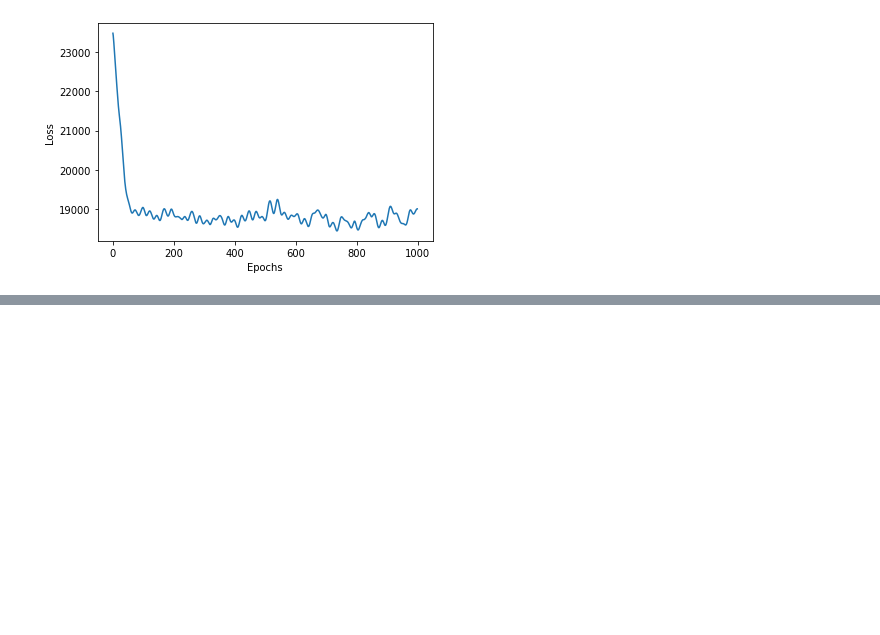
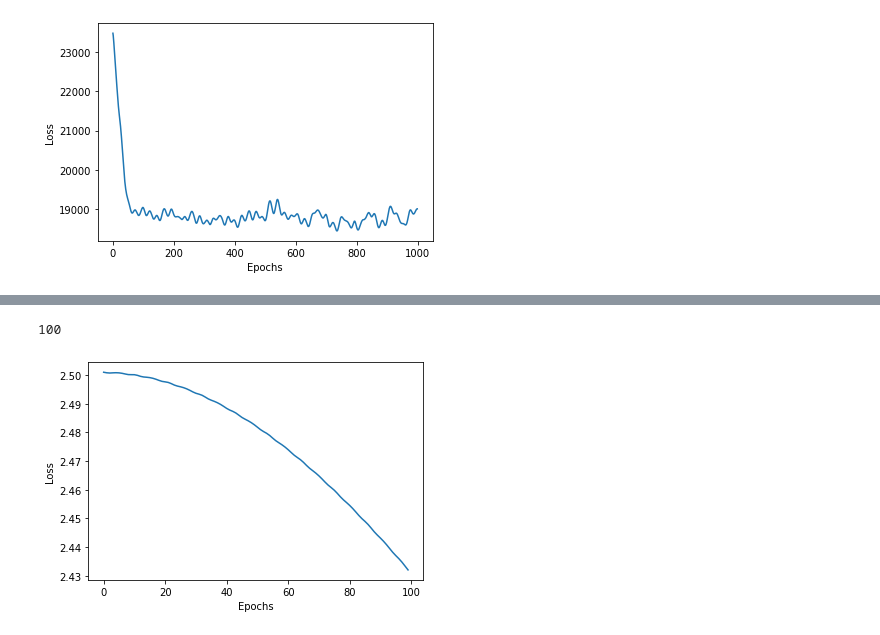
Before and after one commit to Pranav335/CS910, a Jupyter notebook: Assignment_1.ipynb, the cells around one changed output, grey strips where cells are left out. Drawn from its saved outputs; the diff is of its cells as text; code cells hidden in the pictures; blank space fills up the shorter version.

```diff
--- a/Assignment_1.ipynb
+++ b/Assignment_1.ipynb
@@ -292,0 +538,6 @@ nn.A[2]
+# %%
+nn = neural_network(784)
+nn.fit_neural_network(xtrain[:100, :],ytrain_oh[:100, :], epochs = 100, optimizer = 'MBGD')
+# %% [output]
+100
+[figure, added]
```
Also changed, not shown: parts of 19 cells of this notebook.
